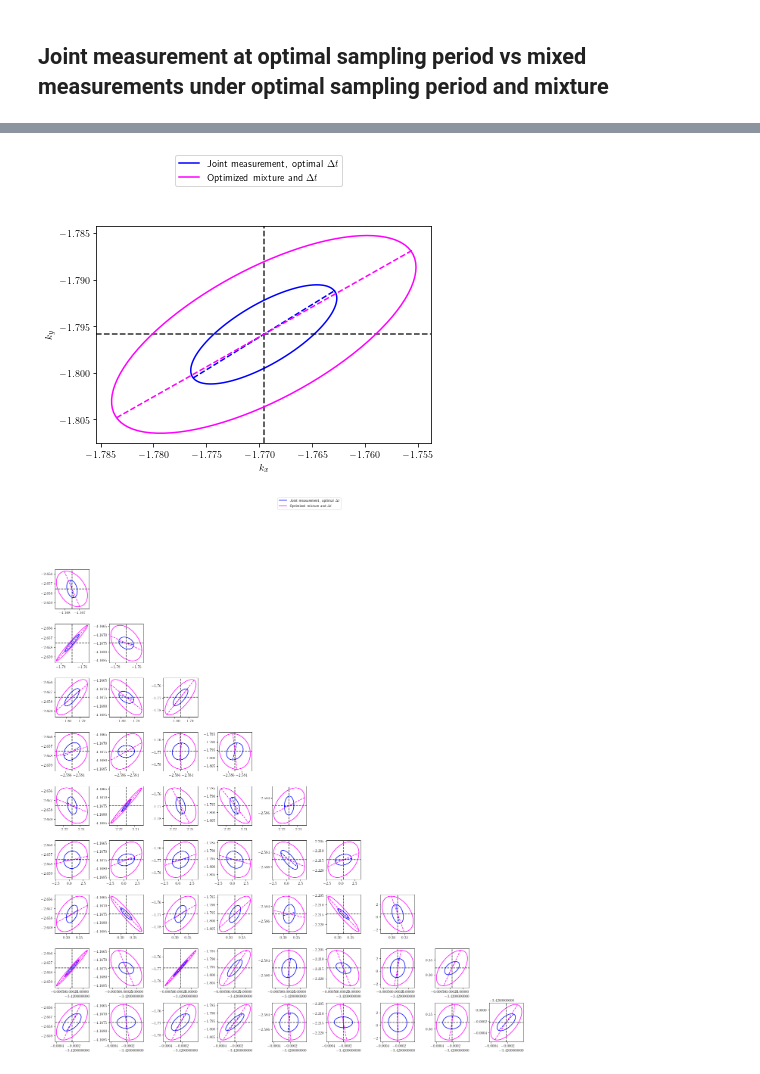
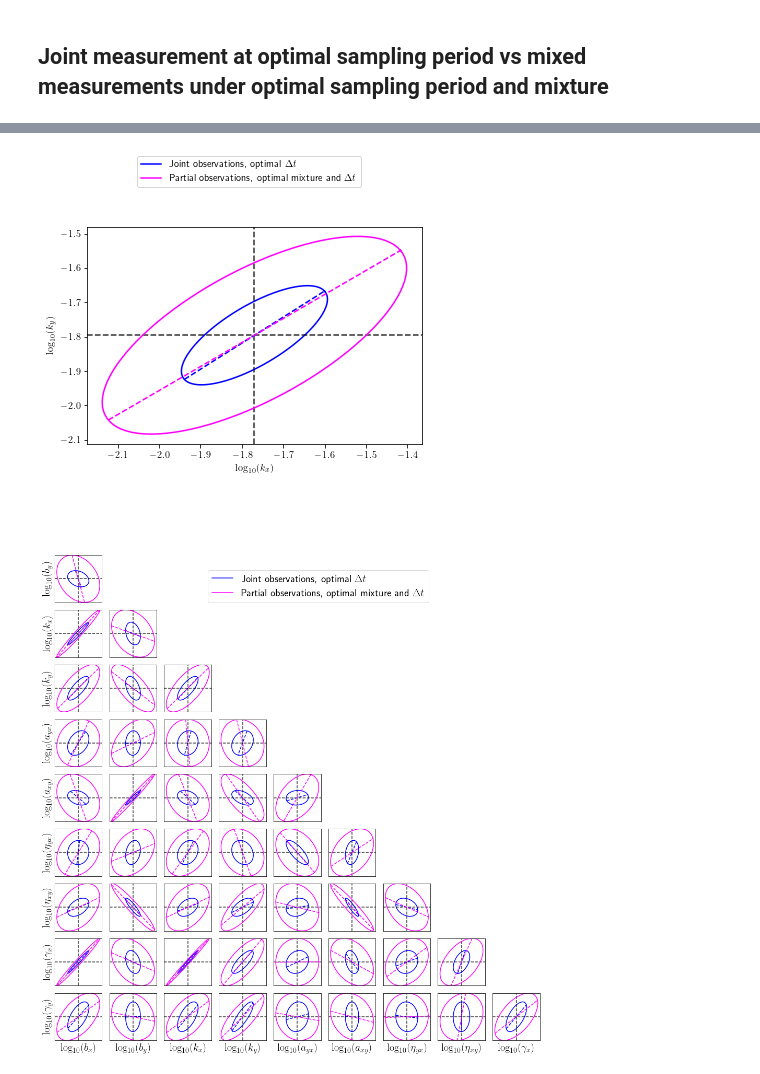
Before and after one commit to voduchuy/NoisyMeasurementFIM, a Jupyter notebook: toggle_switch/full_vs_partial_measurements.ipynb, the cells around one changed output, grey strips where cells are left out. Drawn from its saved outputs; the diff is of its cells as text; code cells hidden in the pictures.

Commit message:
Add toggle example

```diff
--- a/toggle_switch/full_vs_partial_measurements.ipynb
+++ b/toggle_switch/full_vs_partial_measurements.ipynb
@@ -142,35 +126,55 @@ fig.savefig('figs/fim_mixture_dopt.png', dpi=400, bbox_inches="tight")
 # %%
 fig, ax = plt.subplots(1,1)
 plot_conf_ellipse(fim=fim_mt_single_obs['full'][dt_opt_full], num_sigma=3,
-                  ax=ax, par_idx=[2, 3], theta=theta,
-                  color="blue", label=r"Joint measurement, optimal $\Delta{t}$")
+                  ax=ax, par_idx=[2, 3], theta=np.log10(theta),
+                  color="blue", label=r"Joint observations, optimal $\Delta{t}$")
 plot_conf_ellipse(fim=fim_opt_dt_mixture, num_sigma=3,
-                   ax=ax, par_idx=[2, 3], theta=theta,
-                  color="magenta", label=r"Optimized mixture and $\Delta{t}$")
-ax.set_xlabel(r"$k_x$")
-ax.set_ylabel(r"$k_y$")
+                   ax=ax, par_idx=[2, 3], theta=np.log10(theta),
+                  color="magenta", label=r"Partial observations, optimal mixture and $\Delta{t}$")
+ax.set_xlabel(r"$\log_{10}(k_x)$")
+ax.set_ylabel(r"$\log_{10}(k_y)$")
 h, l = ax.get_legend_handles_labels()
 fig.legend(h, l, loc="lower center", bbox_to_anchor=(0.5, 1, 0, 0.5))
-fig.savefig("figs/opt_mixture_kx_ky.png", dpi=300, bbox_inches="tight")
+fig.savefig("figs/toggle_opt_mixture_kx_ky.png", dpi=300, bbox_inches="tight")
 # %% [output]
-[figure, old version]
+[figure, new version]
 # %%
 num_pars = model.NUM_PARAMETERS
-fig = plt.figure(figsize=(20, 20), tight_layout=True)
-axs = fig.subplots(num_pars, num_pars)
+fig = plt.figure(figsize=(15, 15), tight_layout=True)
+axs = fig.subplots(num_pars, num_pars, sharex='col', sharey='row')
 for i in range(num_pars):
+    for j in range(i, num_pars):
+        axs[i, j].axis("off")
     for j in range(0, i):
         plot_conf_ellipse(fim=fim_mt_single_obs['full'][dt_opt_full],
                           num_sigma=3,
-                  ax=axs[i, j], par_idx=[i, j], theta=theta,
-                  color="blue", label=r"Joint measurement, optimal $\Delta{t}$")
-        plot_conf_ellipse(fim=fim_mt_half[dt_opt_mix], num_sigma=3,
-                   ax=axs[i, j], par_idx=[i, j], theta=theta,
-                  color="magenta", label=r"Optimized mixture and $\Delta{t}$")
-    for j in range(i, num_pars):
-        axs[i, j].axis("off")
+                  ax=axs[i, j], par_idx=[j, i], theta=np.log10(theta),
+                  color="blue", label=r"Joint observations, optimal $\Delta{t}$")
+        plot_conf_ellipse(fim=fim_opt_dt_mixture, num_sigma=3,
+                   ax=axs[i, j], par_idx=[j, i], theta=np.log10(theta),
+                  color="magenta", label=r"Partial observations, optimal mixture and $\Delta{t}$")
+        axs[i, j].set_xticks([])
+        axs[i, j].set_yticks([])
+        axs[i, j].autoscale(True, tight=True)
+
+parameter_labels=[
+    r"$\log_{10}(b_x)$",
+    r"$\log_{10}(b_y)$",
+    r"$\log_{10}(k_x)$",
+    r"$\log_{10}(k_y)$",
+    r"$\log_{10}(a_{yx})$",
+    r"$\log_{10}(a_{xy})$",
+    r"$\log_{10}(\eta_{yx})$",
+    r"$\log_{10}(\eta_{xy})$",
+    r"$\log_{10}(\gamma_x)$",
+    r"$\log_{10}(\gamma_y)$",
+]
+for i in range(num_pars):
+    axs[i, 0].set_ylabel(parameter_labels[i], fontsize=20)
+    axs[-1, i].set_xlabel(parameter_labels[i], fontsize=20)
+
 h, l = ax.get_legend_handles_labels()
-fig.legend(h, l, loc="lower center", bbox_to_anchor=(0.5, 1, 0, 0.5))
-fig.savefig("figs/conf_ellipse_opt_mixture.png", dpi=400, bbox_inches="tight")
+fig.legend(h, l, loc="lower center", bbox_to_anchor=(0.5, 0.8, 0, 0.5), fontsize=20)
+fig.savefig("figs/toggle_conf_ellipse_opt_mixture.png", dpi=500, bbox_inches="tight")
 # %% [output]
-[figure, old version]
+[figure, new version]
```
Also changed, not shown: parts of 5 cells of this notebook, 1 other file.
